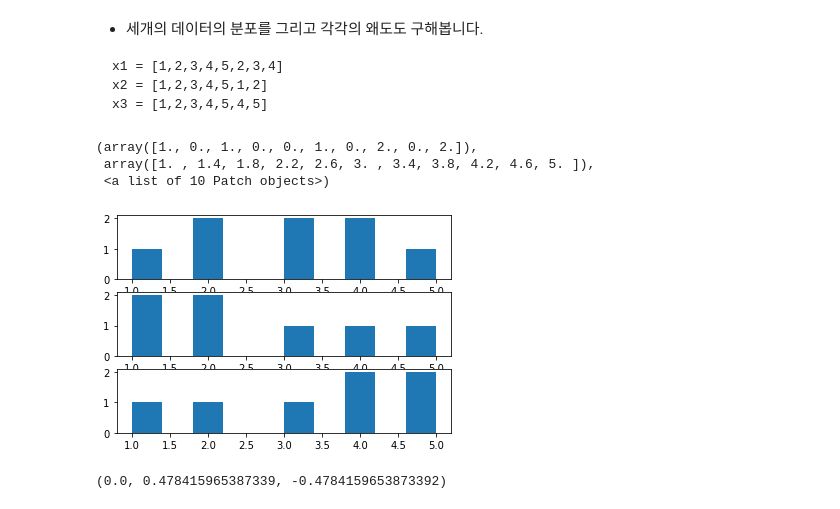
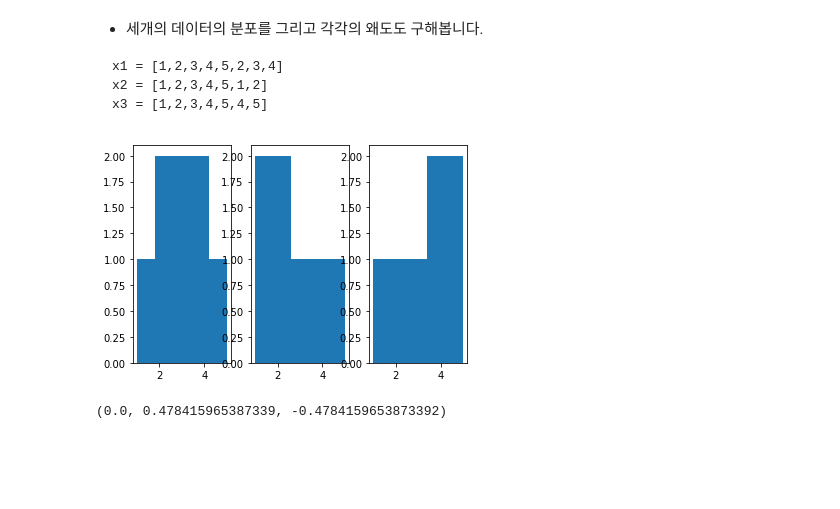
Before and after one commit to pthkbs123/SkillTreePython-DataAnalysis, a Jupyter notebook: 03.통계기반데이터분석/ch03_06_기초통계_분포통계량.ipynb, the cells around one changed output. Saved outputs shown, nothing was run; the diff lists cells and outputs as text; code cells hidden in the pictures; blank space fills up the shorter version.

```diff
--- a/03.통계기반데이터분석/ch03_06_기초통계_분포통계량.ipynb
+++ b/03.통계기반데이터분석/ch03_06_기초통계_분포통계량.ipynb
@@ -113,19 +113,18 @@ x3 = [1,2,3,4,5,4,5]
 # %%
 x1 = [1,2,3,4,5,2,3,4]
 x2 = [1,2,3,4,5,1,2]
 x3 = [1,2,3,4,5,4,5]
 
-plt.subplot(311)
-plt.hist(x1)
-plt.subplot(312)
-plt.hist(x2)
-plt.subplot(313)
-plt.hist(x3)
+plt.subplot(131)
+plt.hist(x1,bins=5)
+plt.subplot(132)
+plt.hist(x2,bins=5)
+plt.subplot(133)
+plt.hist(x3,bins=5)
+
+plt.show()
 # %% [output]
-(array([1., 0., 1., 0., 0., 1., 0., 2., 0., 2.]),
- array([1. , 1.4, 1.8, 2.2, 2.6, 3. , 3.4, 3.8, 4.2, 4.6, 5. ]),
- <a list of 10 Patch objects>)
-[figure, old version]
+[figure, new version]
 # %%
 skew(x1), skew(x2), skew(x3)
 # %% [output]
```
Also changed, not shown: parts of 2 cells of this notebook.
